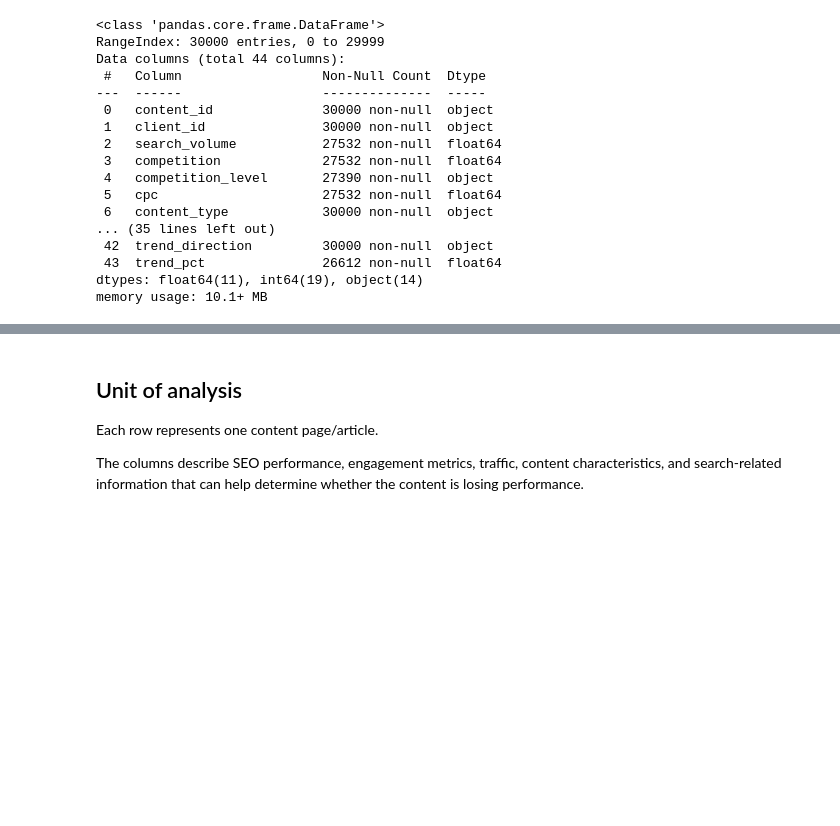
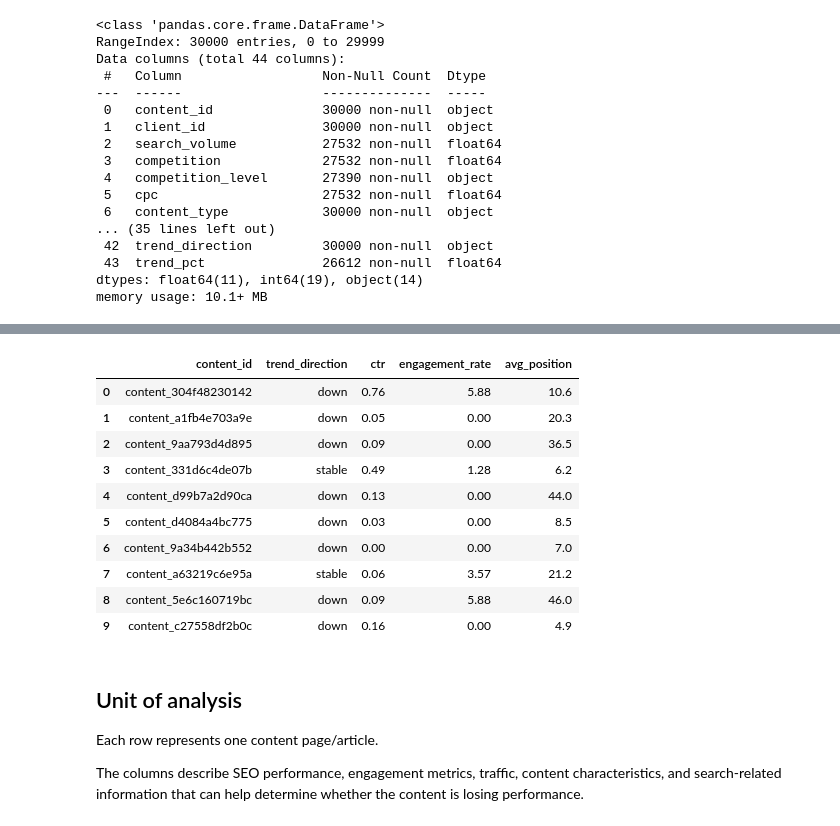
Before and after one commit to MukibHossain/ml-internship-starter, a Jupyter notebook: work/notebooks/w02_ml_task_framing.ipynb, the cells around one changed output, grey strips where cells are left out. Cells and saved outputs as stored; diff of their text form; code cells hidden in the pictures; blank space fills up the shorter version.

```diff
--- a/work/notebooks/w02_ml_task_framing.ipynb
+++ b/work/notebooks/w02_ml_task_framing.ipynb
@@ -68,3 +92,17 @@ memory usage: 10.1+ MB
+# %%
+df[["content_id","trend_direction","ctr","engagement_rate","avg_position"]].head(10)
+# %% [output]
+|  | content_id | trend_direction | ctr | engagement_rate | avg_position |
+| 0 | content_304f48230142 | down | 0.76 | 5.88 | 10.6 |
+| 1 | content_a1fb4e703a9e | down | 0.05 | 0.00 | 20.3 |
+| 2 | content_9aa793d4d895 | down | 0.09 | 0.00 | 36.5 |
+| 3 | content_331d6c4de07b | stable | 0.49 | 1.28 | 6.2 |
+| 4 | content_d99b7a2d90ca | down | 0.13 | 0.00 | 44.0 |
+| 5 | content_d4084a4bc775 | down | 0.03 | 0.00 | 8.5 |
+| 6 | content_9a34b442b552 | down | 0.00 | 0.00 | 7.0 |
+| 7 | content_a63219c6e95a | stable | 0.06 | 3.57 | 21.2 |
+| 8 | content_5e6c160719bc | down | 0.09 | 5.88 | 46.0 |
+| 9 | content_c27558df2b0c | down | 0.16 | 0.00 | 4.9 |
 # %% [markdown]
 ## Unit of analysis
 
```
Also changed, not shown: parts of 2 cells of this notebook.
